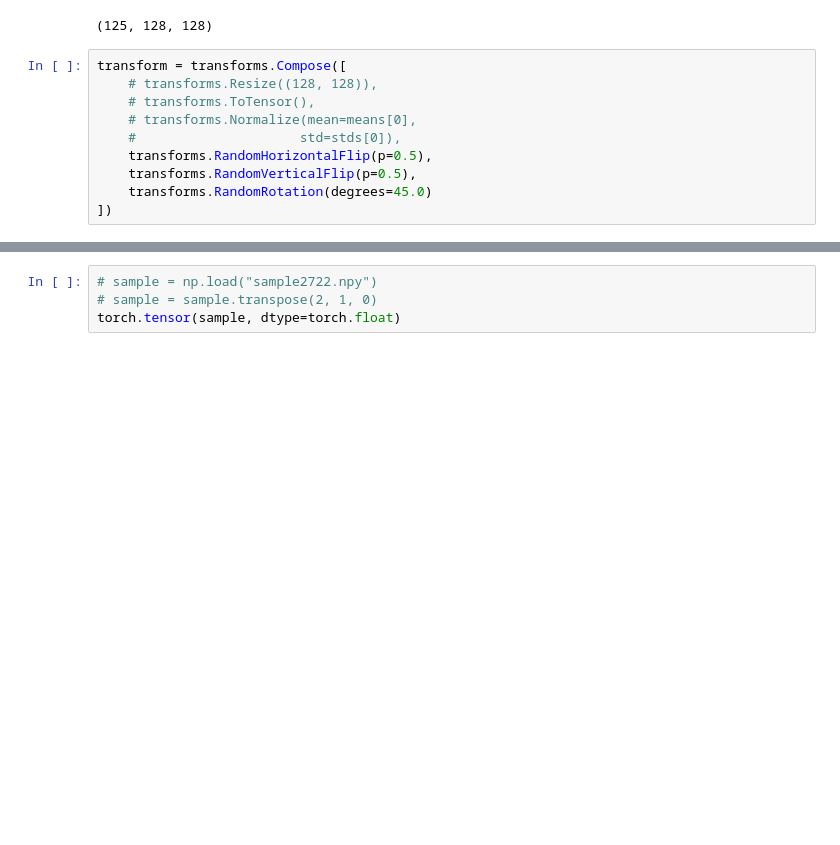
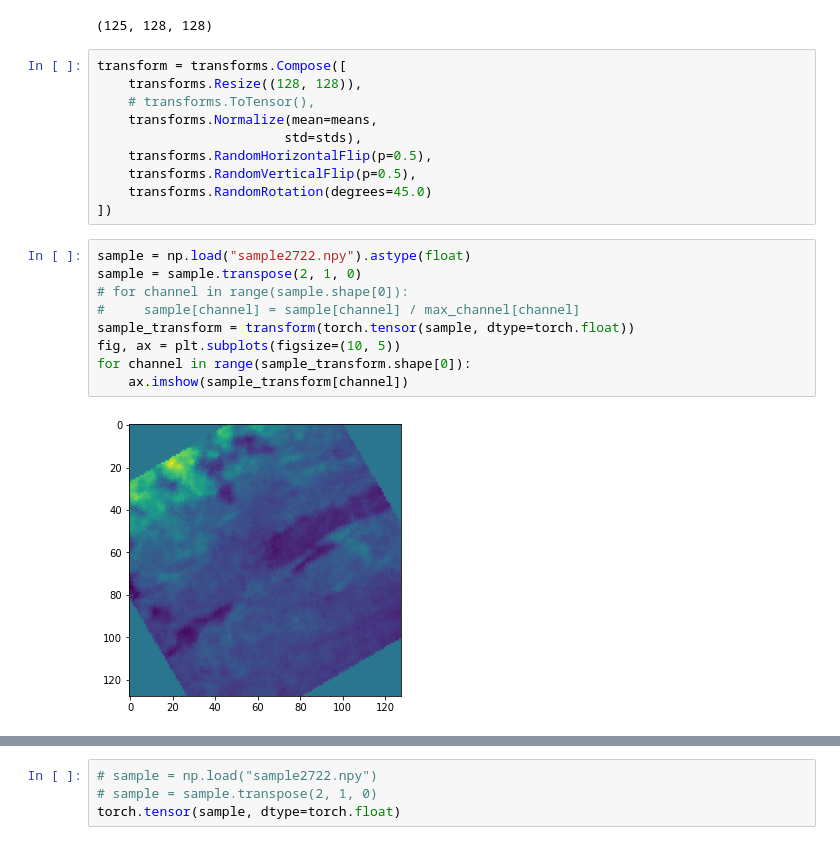
Before and after one commit to Projects-42/kaggle, a Jupyter notebook: AI for agriculture 2025/torch.ipynb, the cells around one changed output, grey strips where cells are left out. Saved outputs shown, nothing was run; the diff lists cells and outputs as text; blank space fills up the shorter version.

```diff
--- a/AI for agriculture 2025/torch.ipynb
+++ b/AI for agriculture 2025/torch.ipynb
@@ -62,11 +110,22 @@ sample.shape
 (125, 128, 128)
 # %%
 transform = transforms.Compose([
-    # transforms.Resize((128, 128)),
+    transforms.Resize((128, 128)),
     # transforms.ToTensor(),
-    # transforms.Normalize(mean=means[0],
-    #                     std=stds[0]),
+    transforms.Normalize(mean=means,
+                        std=stds),
     transforms.RandomHorizontalFlip(p=0.5),
     transforms.RandomVerticalFlip(p=0.5),
     transforms.RandomRotation(degrees=45.0)
 ])
+# %%
+sample = np.load("sample2722.npy").astype(float)
+sample = sample.transpose(2, 1, 0)
+# for channel in range(sample.shape[0]):
+#     sample[channel] = sample[channel] / max_channel[channel]
+sample_transform = transform(torch.tensor(sample, dtype=torch.float))
+fig, ax = plt.subplots(figsize=(10, 5))
+for channel in range(sample_transform.shape[0]):
+    ax.imshow(sample_transform[channel])
+# %% [output]
+[figure, added]
```
Also changed, not shown: parts of 48 cells of this notebook, 12 other files.
